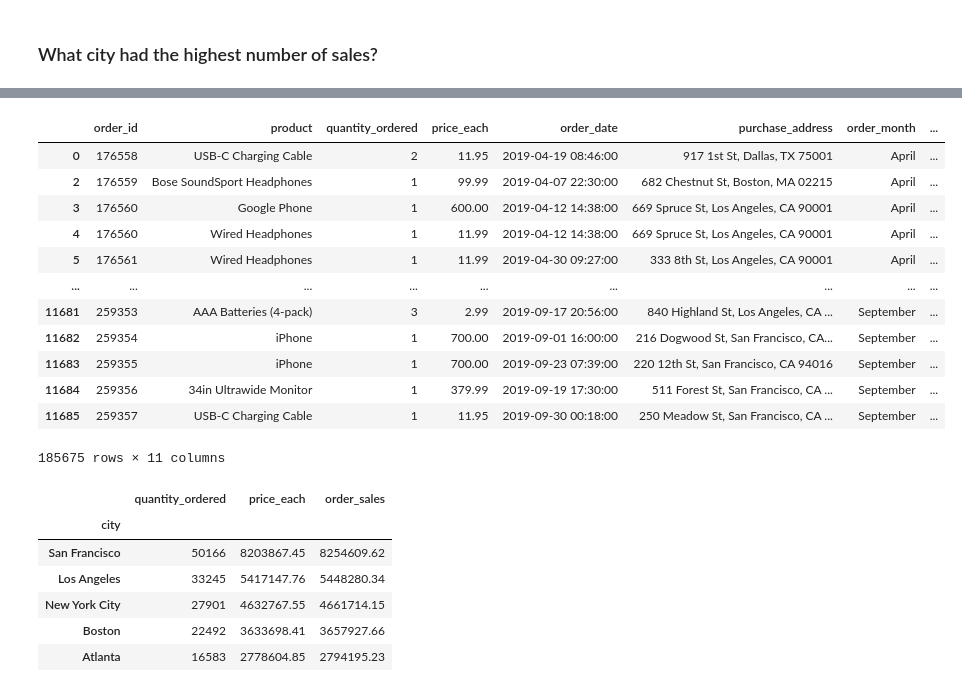
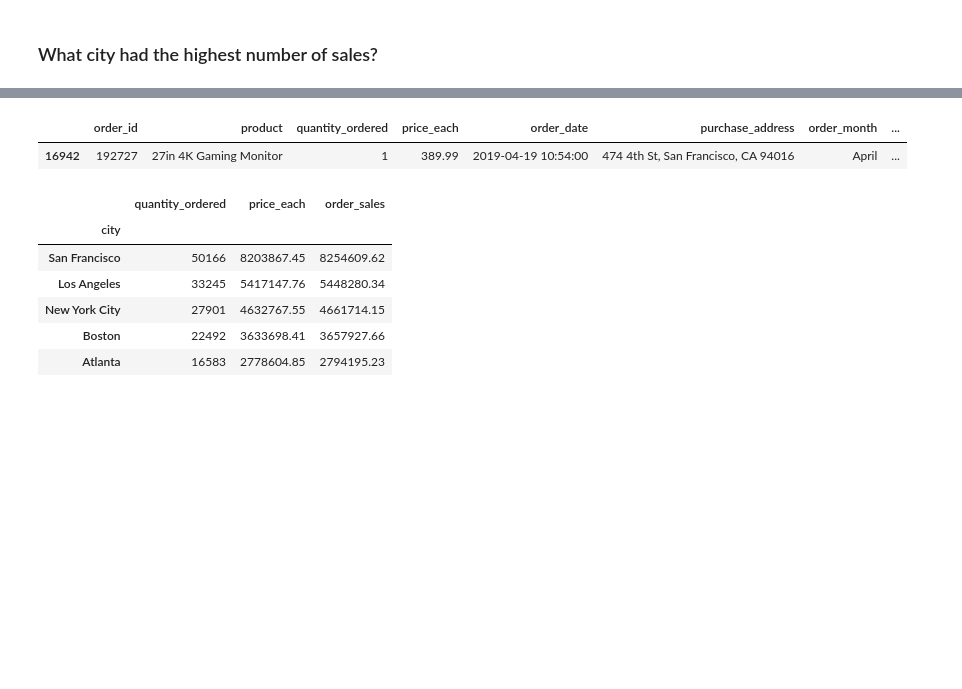
Before and after one commit to Nkem-Nwatu/Business-Analytics, a Jupyter notebook: Analytics.ipynb, the cells around one changed output, grey strips where cells are left out. Cells and saved outputs as stored; diff of their text form; code cells hidden in the pictures; blank space fills up the shorter version.

```diff
--- a/Analytics.ipynb
+++ b/Analytics.ipynb
@@ -240,5 +207,7 @@ Sales_Data
 # %% [markdown]
 Next I change the data type of my columns change date to datetime and the figures to int.
 # %%
-#change my order date column from series to datetime
-Sales_Data['order_date'] = pd.to_datetime(Sales_Data['order_date'], errors='coerce')
+# change my order date column from series to datetime
+
+from datetime import datetime
+Sales_Data['order_date'] = pd.to_datetime(Sales_Data['order_date'])
@@ -299,2 +260,4 @@ Sales_Data.price_each.min()
 # %%
 Sales_Data.price_each = Sales_Data.price_each.astype(float)
+Sales_Data.quantity_ordered = Sales_Data.quantity_ordered.astype(int)
+Sales_Data.dtypes
@@ -410,4 +345,12 @@ from matplotlib import pyplot as plt
 ### What month had the most sales, and how much was sales was made?
 # %% [markdown]
 To answer this question, I group the dataset by the newly derived column `order_month` and the corresponding sum of `order_sales` for each month.
+# %%
+# Convert some columns to required data types
+ordinal_var_dict = {'order_month': ['January','February', 'March','April','May','June','July','August',
+'September','October','November','December']}
+for var in ordinal_var_dict:
+    ordered_var = pd.api.types.CategoricalDtype(ordered = True,
+                                                categories = ordinal_var_dict[var])
+    Sales_Data[var] = Sales_Data[var].astype(ordered_var)
 # %%
@@ -444,2 +390,3 @@ From the chart above, we see that sales were highest in the month of december an
 # %%
-abd = Sales_Data.copy()
+df = Sales_Data.copy()
+df.purchase_address
@@ -461,18 +406,7 @@ Name: purchase_address, Length: 185675, dtype: object
 # %%
-abd[['street', 'city', 'zip_code']] = abd.purchase_address.str.split(',', expand= True)
-abd
+df[['street', 'city', 'zip_code']] = df.purchase_address.str.split(',', expand= True)
+df.sample()
 # %% [output]
 |  | order_id | product | quantity_ordered | price_each | order_date | purchase_address | order_month | ... |
-| 0 | 176558 | USB-C Charging Cable | 2 | 11.95 | 2019-04-19 08:46:00 | 917 1st St, Dallas, TX 75001 | April | ... |
-| 2 | 176559 | Bose SoundSport Headphones | 1 | 99.99 | 2019-04-07 22:30:00 | 682 Chestnut St, Boston, MA 02215 | April | ... |
-| 3 | 176560 | Google Phone | 1 | 600.00 | 2019-04-12 14:38:00 | 669 Spruce St, Los Angeles, CA 90001 | April | ... |
-| 4 | 176560 | Wired Headphones | 1 | 11.99 | 2019-04-12 14:38:00 | 669 Spruce St, Los Angeles, CA 90001 | April | ... |
-| 5 | 176561 | Wired Headphones | 1 | 11.99 | 2019-04-30 09:27:00 | 333 8th St, Los Angeles, CA 90001 | April | ... |
-| ... | ... | ... | ... | ... | ... | ... | ... | ... |
-| 11681 | 259353 | AAA Batteries (4-pack) | 3 | 2.99 | 2019-09-17 20:56:00 | 840 Highland St, Los Angeles, CA ... | September | ... |
-| 11682 | 259354 | iPhone | 1 | 700.00 | 2019-09-01 16:00:00 | 216 Dogwood St, San Francisco, CA... | September | ... |
-| 11683 | 259355 | iPhone | 1 | 700.00 | 2019-09-23 07:39:00 | 220 12th St, San Francisco, CA 94016 | September | ... |
-| 11684 | 259356 | 34in Ultrawide Monitor | 1 | 379.99 | 2019-09-19 17:30:00 | 511 Forest St, San Francisco, CA ... | September | ... |
-| 11685 | 259357 | USB-C Charging Cable | 1 | 11.95 | 2019-09-30 00:18:00 | 250 Meadow St, San Francisco, CA ... | September | ... |
+| 16942 | 192727 | 27in 4K Gaming Monitor | 1 | 389.99 | 2019-04-19 10:54:00 | 474 4th St, San Francisco, CA 94016 | April | ... |
-185675 rows × 11 columns
 # %%
```
Also changed, not shown: parts of 45 cells of this notebook.
